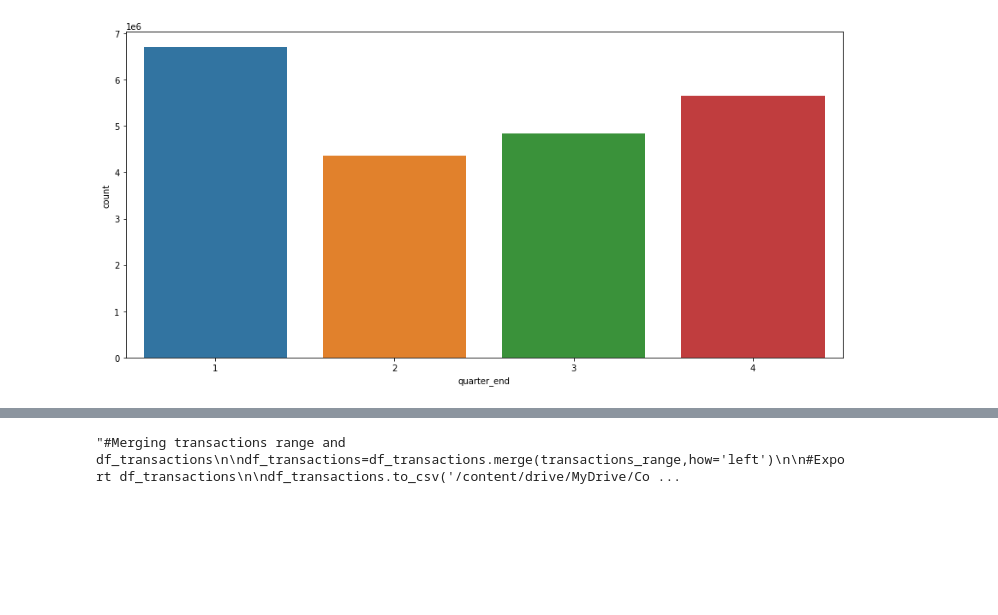
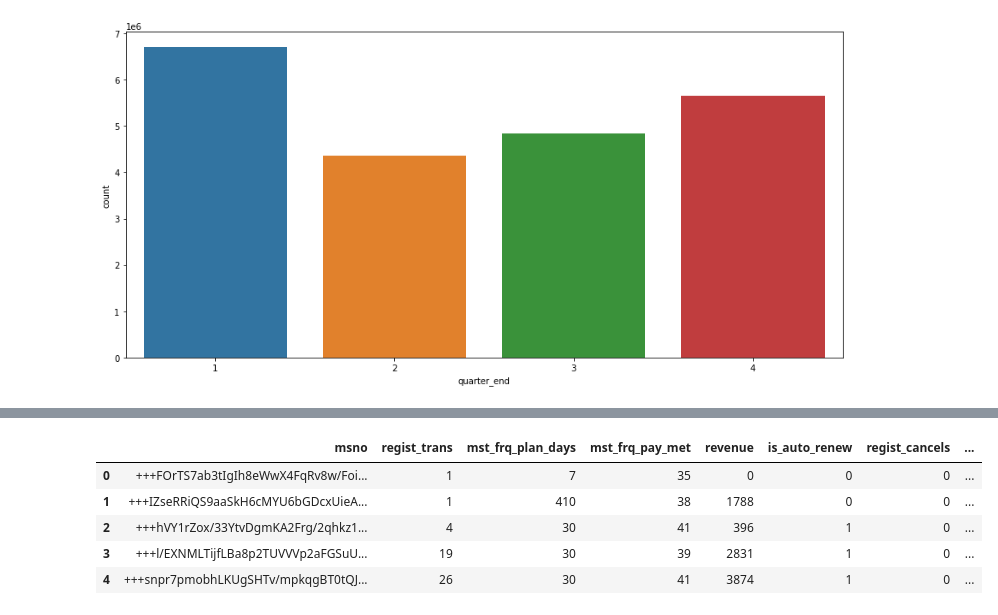
Before and after one commit to jsroa15/KKBOX, a Jupyter notebook: Transactions_data_mining.ipynb, the cells around one changed output, grey strips where cells are left out. Drawn from its saved outputs; the diff is of its cells as text; code cells hidden in the pictures; blank space fills up the shorter version.

```diff
--- a/Transactions_data_mining.ipynb
+++ b/Transactions_data_mining.ipynb
@@ -215,0 +220,2 @@ for i in ['day','month','year','quarter','quarter_end']:
+# %%
+quarter=transactions.groupby(['msno'])['quarter'].agg(lambda x: pd.Series.mode(x)[0]).reset_index()
@@ -215,0 +249,5 @@ for i in ['day','month','year','quarter','quarter_end']:
+# %%
+#Extracting the columns we need
+
+temp_transaction_cust2=temp_transaction_cust.iloc[:,0:2]
+temp_transaction_cust2.head()
@@ -215,0 +261,13 @@ for i in ['day','month','year','quarter','quarter_end']:
+# %%
+#Merging datasets
+
+df_transactions=temp_transaction_cust2.merge(temp_payment_cust,on='msno')
+df_transactions=df_transactions.merge(temp_payment_method_id,on='msno')
+df_transactions=df_transactions.merge(revenue,on='msno')
+df_transactions=df_transactions.merge(auto_renew,on='msno')
+df_transactions=df_transactions.merge(cancelations,on='msno')
+df_transactions=df_transactions.merge(quarter,on='msno')
+
+#Checking shape
+
+df_transactions.shape
@@ -216,12 +285,19 @@ for i in ['day','month','year','quarter','quarter_end']:
+# %%
+#Change columns names
+
+df_transactions.columns=['msno','regist_trans','mst_frq_plan_days','mst_frq_pay_met','revenue','is_auto_renew','regist_cancels','qtr_trans']
+# %%
+#Check
+
+df_transactions.head()
+# %% [output]
+|  | msno | regist_trans | mst_frq_plan_days | mst_frq_pay_met | revenue | is_auto_renew | regist_cancels | ... |
+| 0 | +++FOrTS7ab3tIgIh8eWwX4FqRv8w/Foi... | 1 | 7 | 35 | 0 | 0 | 0 | ... |
+| 1 | +++IZseRRiQS9aaSkH6cMYU6bGDcxUieA... | 1 | 410 | 38 | 1788 | 0 | 0 | ... |
+| 2 | +++hVY1rZox/33YtvDgmKA2Frg/2qhkz1... | 4 | 30 | 41 | 396 | 1 | 0 | ... |
+| 3 | +++l/EXNMLTijfLBa8p2TUVVVp2aFGSuU... | 19 | 30 | 39 | 2831 | 1 | 0 | ... |
+| 4 | +++snpr7pmobhLKUgSHTv/mpkqgBT0tQJ... | 26 | 30 | 41 | 3874 | 1 | 0 | ... |
 # %%
-'''#Merging transactions range and df_transactions
-
-df_transactions=df_transactions.merge(transactions_range,how='left')
-
 #Export df_transactions
 
 df_transactions.to_csv('/content/drive/MyDrive/Colab Notebooks/KKBOX/df_transactions.csv',index=False)
-
-'''
-# %% [output]
-"#Merging transactions range and df_transactions\n\ndf_transactions=df_transactions.merge(transactions_range,how='left')\n\n#Export df_transactions\n\ndf_transactions.to_csv('/content/drive/MyDrive/Co ...
```
Also changed, not shown: parts of 8 cells of this notebook.
